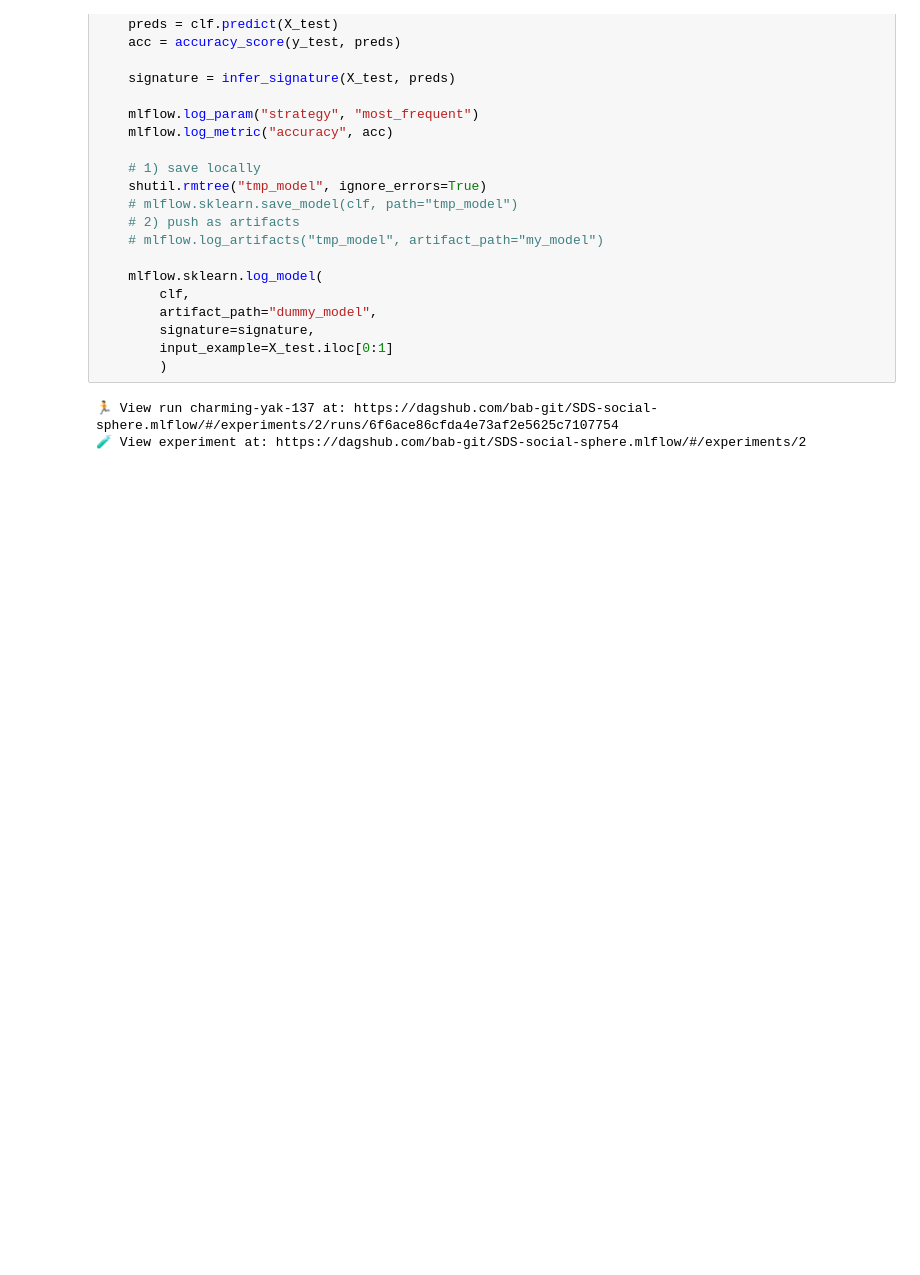
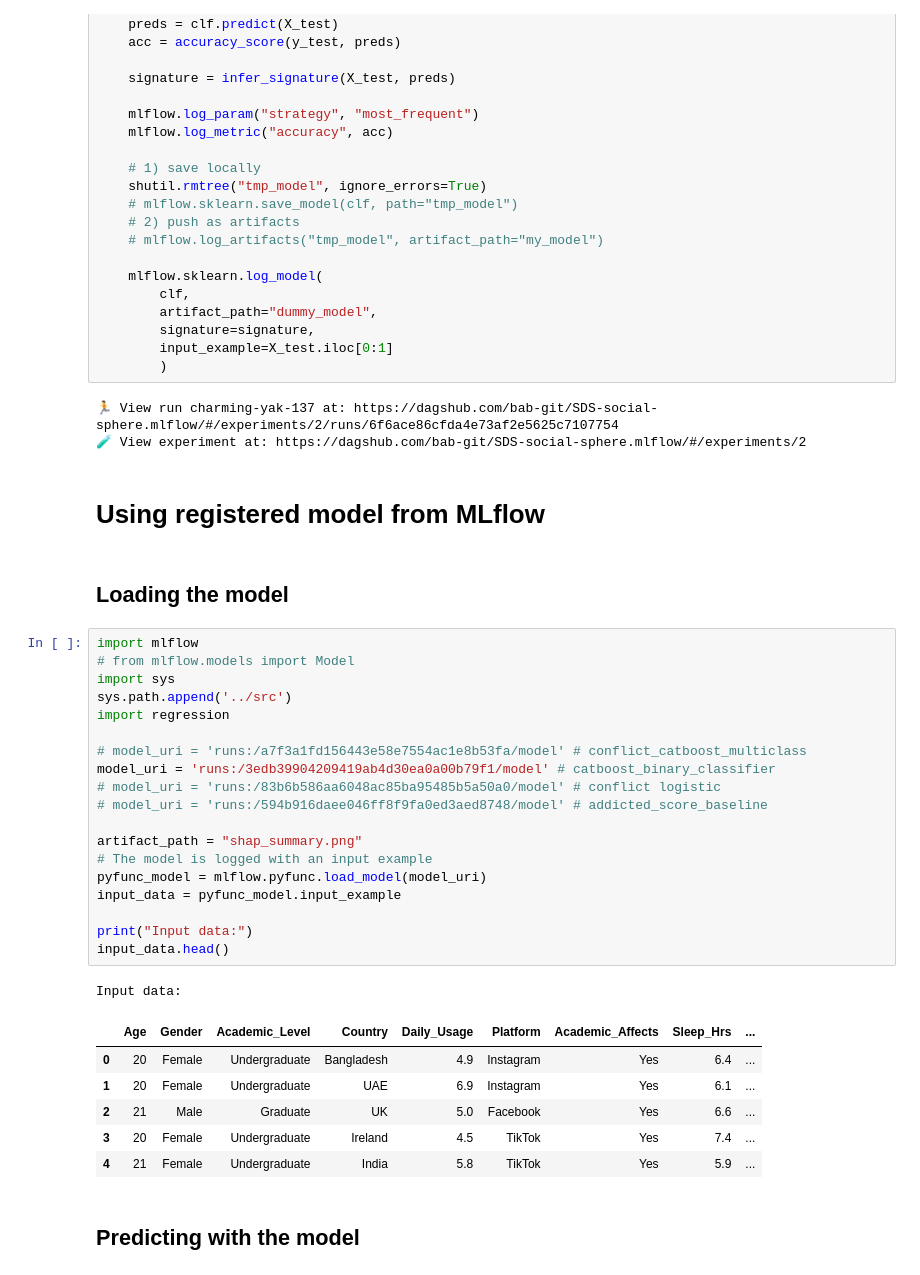
Before and after one commit to numberwrangler/SDS-CP029-social-sphere, a Jupyter notebook: submissions/team-members/bob-hosseini/notebooks/mlflow_setup_test.ipynb, the cells around one changed output. Saved outputs shown, nothing was run; the diff lists cells and outputs as text; blank space fills up the shorter version.

```diff
--- a/submissions/team-members/bob-hosseini/notebooks/mlflow_setup_test.ipynb
+++ b/submissions/team-members/bob-hosseini/notebooks/mlflow_setup_test.ipynb
@@ -99,3 +100,36 @@ with mlflow.start_run():
 # %% [output]
 🏃 View run charming-yak-137 at: https://dagshub.com/bab-git/SDS-social-sphere.mlflow/#/experiments/2/runs/6f6ace86cfda4e73af2e5625c7107754
 🧪 View experiment at: https://dagshub.com/bab-git/SDS-social-sphere.mlflow/#/experiments/2
+# %% [markdown]
+# Using registered model from MLflow
+# %% [markdown]
+## Loading the model
+# %%
+import mlflow
+# from mlflow.models import Model
+import sys
+sys.path.append('../src')
+import regression
+
+# model_uri = 'runs:/a7f3a1fd156443e58e7554ac1e8b53fa/model' # conflict_catboost_multiclass
+model_uri = 'runs:/3edb39904209419ab4d30ea0a00b79f1/model' # catboost_binary_classifier
+# model_uri = 'runs:/83b6b586aa6048ac85ba95485b5a50a0/model' # conflict logistic
+# model_uri = 'runs:/594b916daee046ff8f9fa0ed3aed8748/model' # addicted_score_baseline
+
+artifact_path = "shap_summary.png"
+# The model is logged with an input example
+pyfunc_model = mlflow.pyfunc.load_model(model_uri)
+input_data = pyfunc_model.input_example
+
+print("Input data:")
+input_data.head()
+# %% [output]
+Input data:
+|  | Age | Gender | Academic_Level | Country | Daily_Usage | Platform | Academic_Affects | Sleep_Hrs | ... |
+| 0 | 20 | Female | Undergraduate | Bangladesh | 4.9 | Instagram | Yes | 6.4 | ... |
+| 1 | 20 | Female | Undergraduate | UAE | 6.9 | Instagram | Yes | 6.1 | ... |
+| 2 | 21 | Male | Graduate | UK | 5.0 | Facebook | Yes | 6.6 | ... |
+| 3 | 20 | Female | Undergraduate | Ireland | 4.5 | TikTok | Yes | 7.4 | ... |
+| 4 | 21 | Female | Undergraduate | India | 5.8 | TikTok | Yes | 5.9 | ... |
+# %% [markdown]
+## Predicting with the model
```
Also changed, not shown: parts of 7 cells of this notebook, 11 other files.
